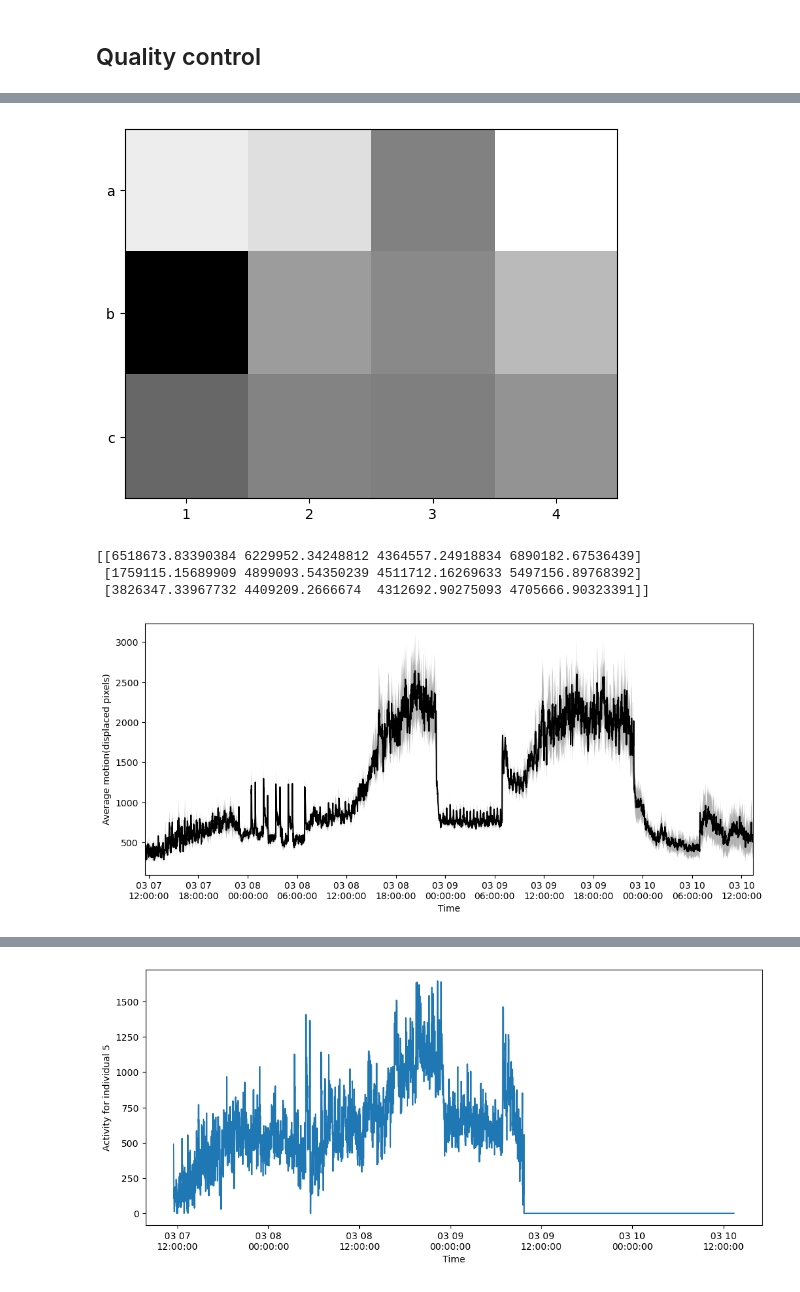
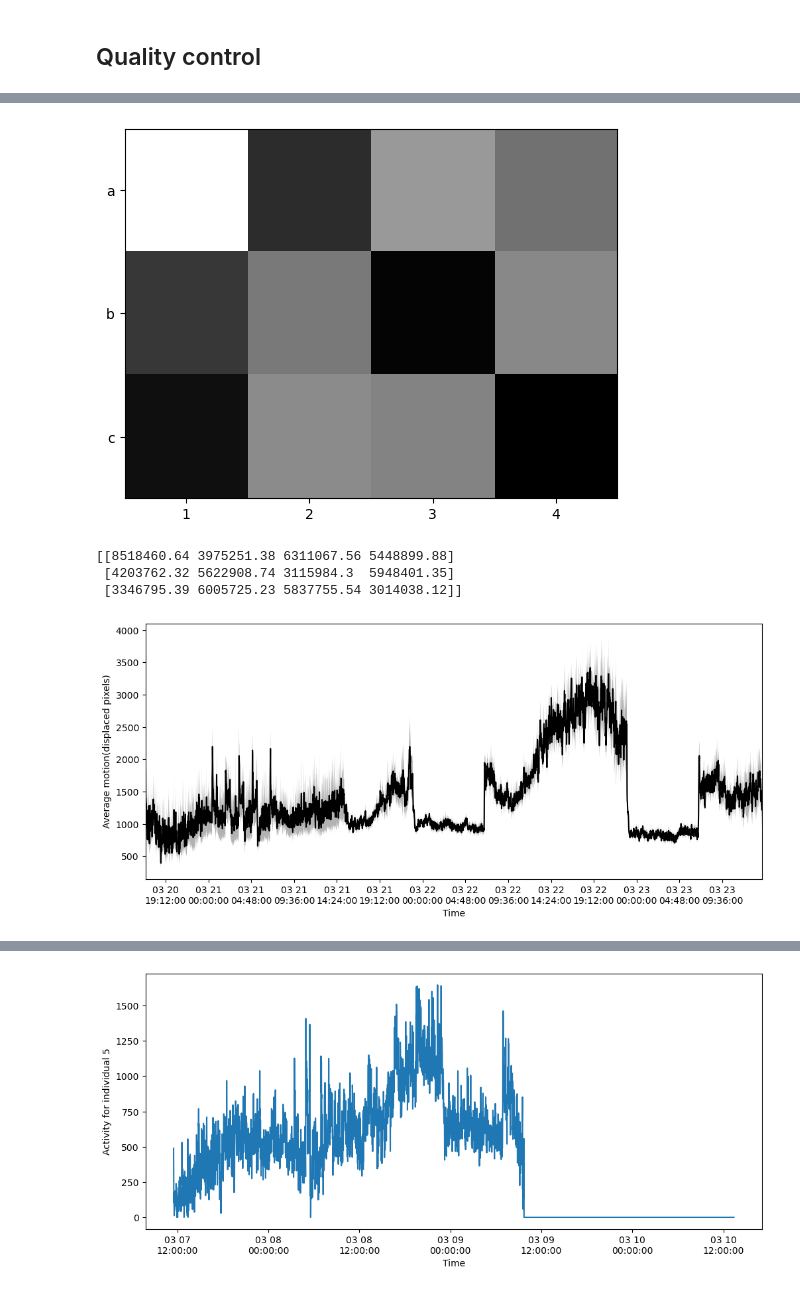
Before and after one commit to enwudz/pytracker, a Jupyter notebook: videotrack_analysis_daphnia.ipynb, the cells around one changed output, grey strips where cells are left out. Saved outputs shown, nothing was run; the diff lists cells and outputs as text; code cells hidden in the pictures.

```diff
--- a/videotrack_analysis_daphnia.ipynb
+++ b/videotrack_analysis_daphnia.ipynb
@@ -103,8 +103,8 @@ df.head(3)
 # OR instead of loading raw data, and binning etc,
 # load the binned distance data that was already made from npy2csv
 individuals = [str(i) for i in np.arange(1,13)]
-df = pd.read_csv('distances_230310-132439_60.csv', names=individuals, header=None)
-t = np.genfromtxt('timeStamps_230310-132439_60.csv', dtype='str')
+df = pd.read_csv('distances_230323-140503_60.csv', names=individuals, header=None)
+t = np.genfromtxt('timeStamps_230323-140503_60.csv', dtype='str')
 tnums = [dates.datestr2num(x[0] + ' ' + x[1]) for x in t]
 df.insert(loc=0, column='time', value=tnums)
 
@@ -146,34 +146,36 @@ plt.show()
 
 print(plateView)
 # %% [output]
-[figure, old version]
+[figure, new version]
-[[6518673.83390384 6229952.34248812 4364557.24918834 6890182.67536439]
- [1759115.15689909 4899093.54350239 4511712.16269633 5497156.89768392]
- [3826347.33967732 4409209.2666674  4312692.90275093 4705666.90323391]]
+[[8518460.64 3975251.38 6311067.56 5448899.88]
+ [4203762.32 5622908.74 3115984.3  5948401.35]
+ [3346795.39 6005725.23 5837755.54 3014038.12]]
 # %%
 # ribbon plot of average motion
+# individuals = ['1', '3', '5', '7', '9'] # specify individuals here if desired . . .
+individuals = ['1', '2', '3', '4', '5', '6', '8', '10', '11']
 from matplotlib.ticker import MaxNLocator
 def timeVdataRibbonPlot(ax,t,d,c, numticks=0): # axis, timeVec, data, color
 
     ax.plot(t,np.mean(d,axis=1),color=c)
     se = analysisTools.stde(d,1)
     ax.fill_between(t, np.mean(d,1)-se, np.mean(d,1)+se, alpha = 0.3, facecolor=c, edgecolor=None)
     ax.set_xlim([t[0],t[-1]])
     ax.xaxis.set_major_formatter( dates.DateFormatter('%m %d\n%H:%M:%S') )
     if numticks > 0:
         ax.xaxis.set_major_locator(MaxNLocator(numticks))
     return ax
 
 d = df[individuals].values
 t = df['time'].values
 f,a = plt.subplots(figsize=(12,5))
 
 a = timeVdataRibbonPlot(a,t,d,'k',15)
 a.set_xlabel('Time')
 a.set_ylabel('Average motion(displaced pixels)')
 plt.show()
 # %% [output]
-[figure, old version]
+[figure, new version]
 # %%
 # plot activity of each individual in a different color
 def multipleIndividualPlot(df, individuals):
```
Also changed, not shown: parts of 7 cells of this notebook.
